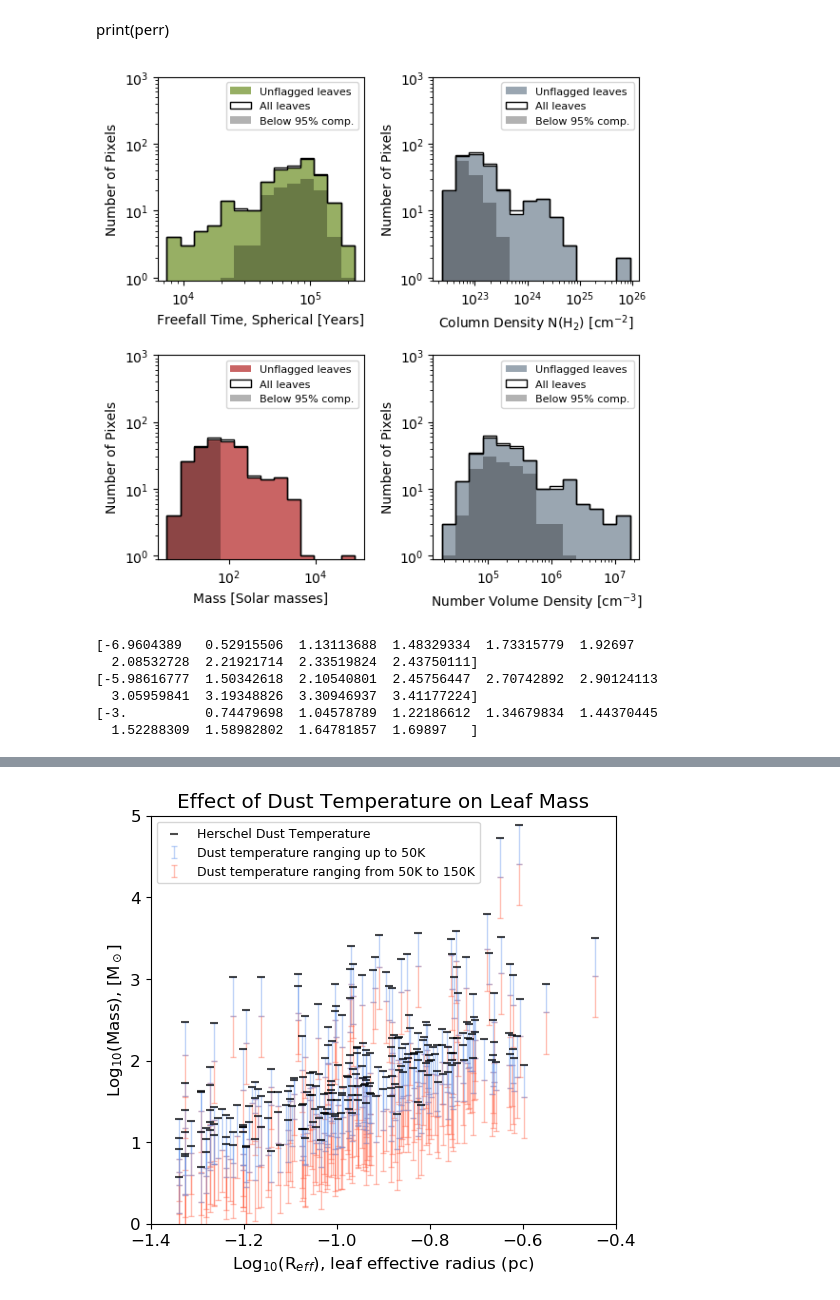
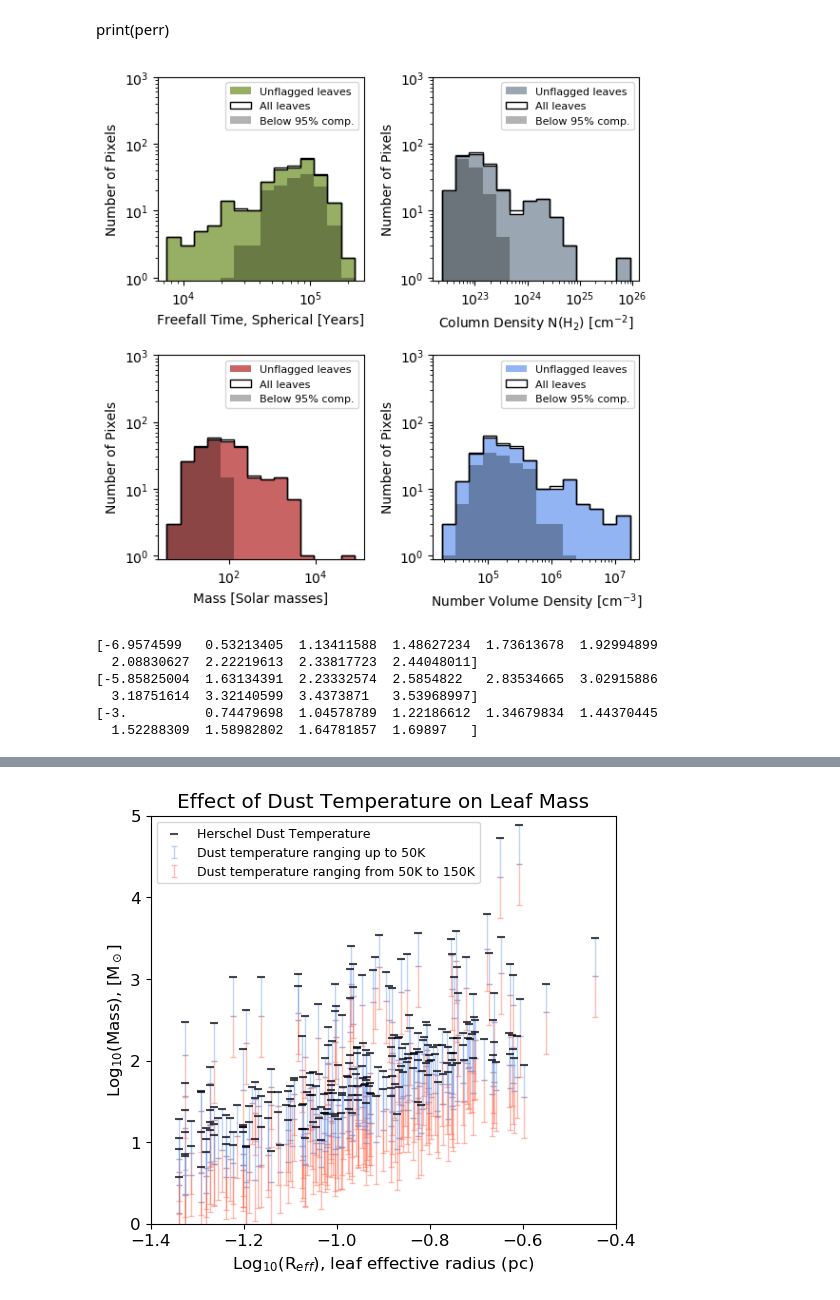
Before and after one commit to hpthatchfield/astrophys, a Jupyter notebook: CMZoom_scripts/CMZoom_catalog_figures.ipynb, the cells around one changed output, grey strips where cells are left out. Cells and saved outputs as stored; diff of their text form; code cells hidden in the pictures.

```diff
--- a/CMZoom_scripts/CMZoom_catalog_figures.ipynb
+++ b/CMZoom_scripts/CMZoom_catalog_figures.ipynb
@@ -196,7 +197,7 @@ print(perr)
 ### Histograms but with suspicion separation
 #########################################################
 #rlim = 0.12
-incomp = (catalog['mass']<60)
+incomp = (catalog['mass']<80)
 scond= (catalog['suspicious']==1)
 nscond= (catalog['suspicious']==0)
 tff_arr = catalog['tff']
@@ -283,35 +284,35 @@ axarr[1,0].set_ylim(0.9,1000)
 
 axarr[1,1].set_ylabel('Number of Pixels')
 axarr[1,1].set_xlabel('Number Volume Density [cm$^{-3}$]')
 nmin, nmax = min(Vol_n[nscond]), max(Vol_n[nscond])
 n_logbins = np.logspace(np.log10(nmin), np.log10(nmax),15)
 h1,l1,p1 = axarr[1,1].hist(Vol_n[nscond],
-                   n_logbins, color='slategrey',alpha=0.7, log=True,
+                   n_logbins, color='cornflowerblue',alpha=0.7, log=True,
                    label='Unflagged leaves')
 h1,l1,p1 = axarr[1,1].hist(Vol_n[nscond],
                    n_logbins, color='k',alpha=1.0,histtype='step', log=True)
 # h1,l1,p1 = axarr[1,1].hist(Vol_n,
 #                    n_logbins, color='k',alpha=0.2, log=True,
 #                    label='r > '+str(rlim))
 h1,l1,p1 = axarr[1,1].hist(Vol_n,
                    n_logbins, color='k',alpha=1.0,histtype='step', log=True, label='All leaves')
 h1,l1,p1 = axarr[1,1].hist(Vol_n[incomp],
                    n_logbins, color='k',alpha=0.3, log=True, label='Below 95% comp.')
 
 axarr[1,1].set_xscale("log")
 axarr[1,1].legend(loc='best', shadow=False, fontsize=8)
 axarr[1,1].set_ylim(0.9,1000)
 
 ####
 
 plt.tight_layout()
 
 # Save figure
 # Need to save it as a PDF, otherewise, lose transparency
 plt.savefig(figure_path + 'histogram_4panel'+targetname+'.pdf',format='pdf', dpi=100, bbox_inches='tight')
 plt.show()
 # %% [output]
-[figure, old version]
+[figure, new version]
 # %%
 ###############################
 ### find lower cutoff for MR
@@ -319,7 +320,7 @@ plt.show()
 r_arr = np.linspace(0.001,50,10)
 r_arr_pc = (r_arr/206265)*cmz.distance
 lowrms=3e6 #jy/sr
-lowcut=3*lowrms #3 sigma limit on leaf edge pixel flux
+lowcut=4*lowrms #3 sigma limit on leaf edge pixel flux
 lowcut_bgsub = 1*lowrms
 intflux = lowcut*np.pi*(r_arr/206265)**2
 intflux_bgsub = lowcut_bgsub*((r_arr*1)/206265)**2#(1.-(1./np.exp(1)))*(r_arr/206265)**2
@@ -333,9 +334,9 @@ print(np.log10(masscut_bgsub))
 print(np.log10(masscut))
 print(np.log10(r_arr))
 # %% [output]
-[-6.9604389   0.52915506  1.13113688  1.48329334  1.73315779  1.92697
-  2.08532728  2.21921714  2.33519824  2.43750111]
-[-5.98616777  1.50342618  2.10540801  2.45756447  2.70742892  2.90124113
-  3.05959841  3.19348826  3.30946937  3.41177224]
+[-6.9574599   0.53213405  1.13411588  1.48627234  1.73613678  1.92994899
+  2.08830627  2.22219613  2.33817723  2.44048011]
+[-5.85825004  1.63134391  2.23332574  2.5854822   2.83534665  3.02915886
+  3.18751614  3.32140599  3.4373871   3.53968997]
 [-3.          0.74479698  1.04578789  1.22186612  1.34679834  1.44370445
   1.52288309  1.58982802  1.64781857  1.69897   ]
```
Also changed, not shown: parts of 15 cells of this notebook, 3 other files.
